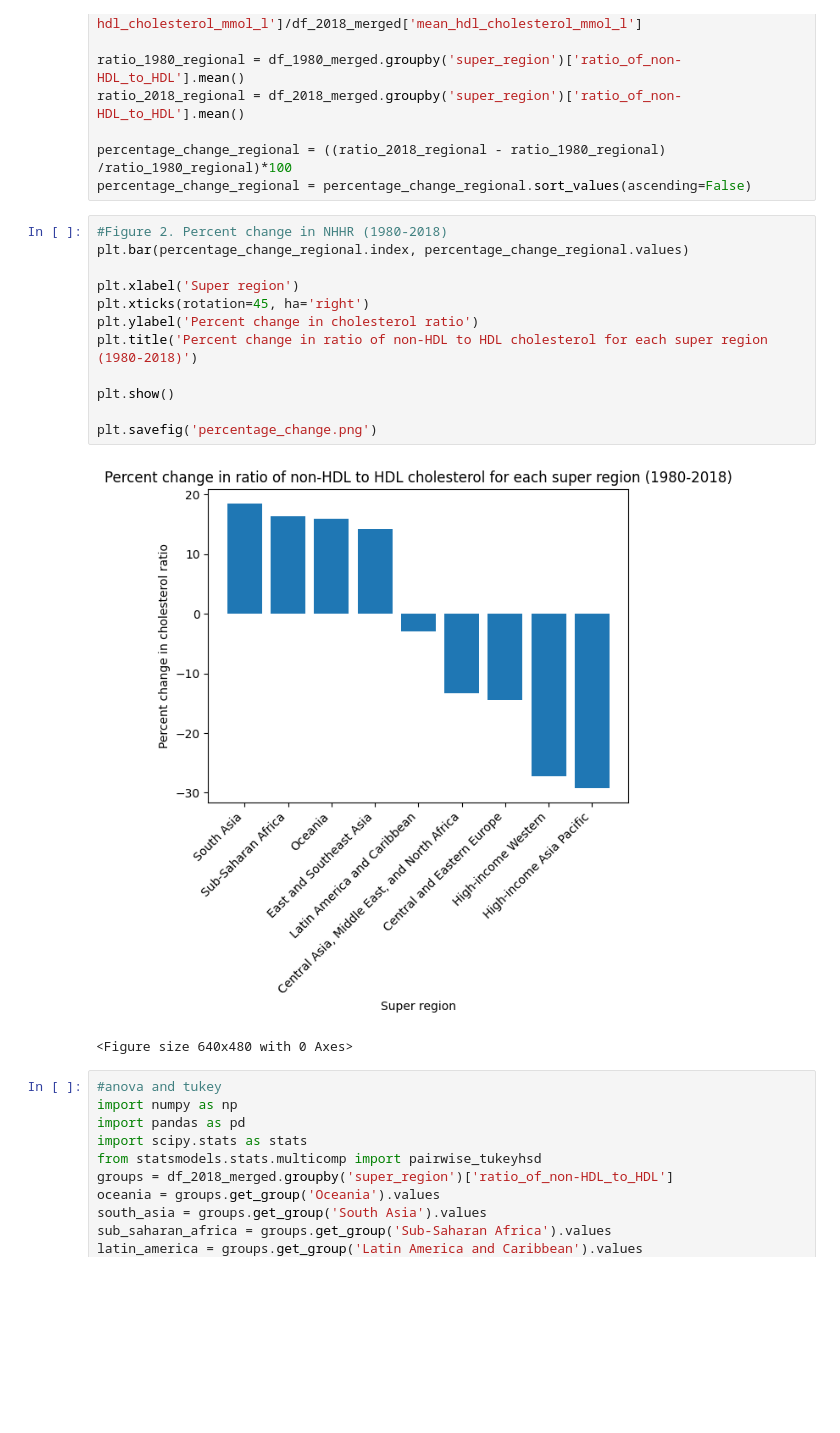
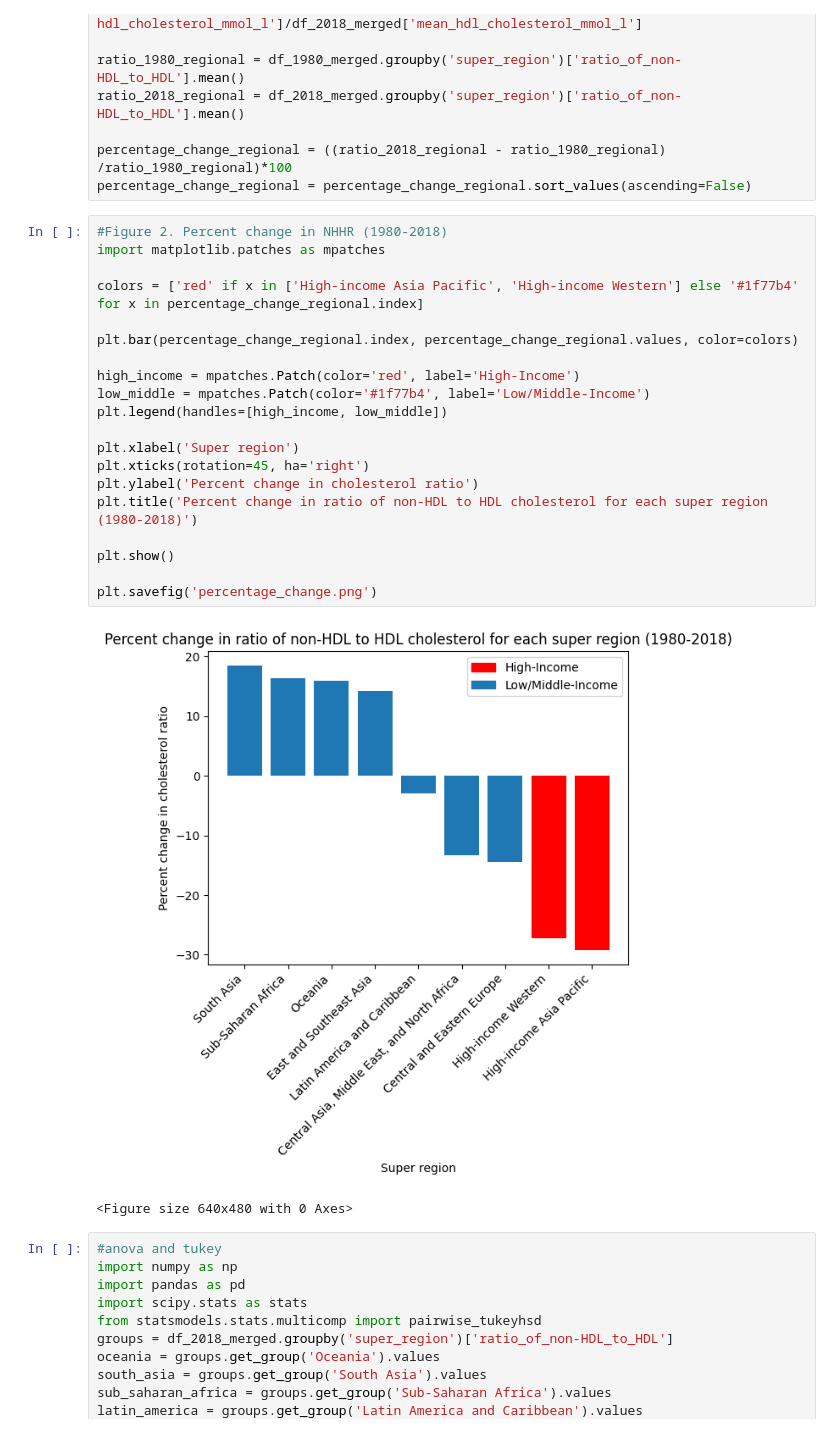
Before and after one commit to ariafcode/Regional-analysis-of-non-HDL-to-HDL-cholesterol-ratios, a Jupyter notebook: Regional_analysis_of_non_HDL_to_HDL_cholesterol_ratios.ipynb, the cells around one changed output. Saved outputs shown, nothing was run; the diff lists cells and outputs as text; blank space fills up the shorter version.

```diff
--- a/Regional_analysis_of_non_HDL_to_HDL_cholesterol_ratios.ipynb
+++ b/Regional_analysis_of_non_HDL_to_HDL_cholesterol_ratios.ipynb
@@ -80,18 +80,26 @@ percentage_change_regional = ((ratio_2018_regional - ratio_1980_regional) /ratio
 percentage_change_regional = percentage_change_regional.sort_values(ascending=False)
 # %%
 #Figure 2. Percent change in NHHR (1980-2018)
-plt.bar(percentage_change_regional.index, percentage_change_regional.values)
+import matplotlib.patches as mpatches
+
+colors = ['red' if x in ['High-income Asia Pacific', 'High-income Western'] else '#1f77b4' for x in percentage_change_regional.index]
+
+plt.bar(percentage_change_regional.index, percentage_change_regional.values, color=colors)
+
+high_income = mpatches.Patch(color='red', label='High-Income')
+low_middle = mpatches.Patch(color='#1f77b4', label='Low/Middle-Income')
+plt.legend(handles=[high_income, low_middle])
 
 plt.xlabel('Super region')
 plt.xticks(rotation=45, ha='right')
 plt.ylabel('Percent change in cholesterol ratio')
 plt.title('Percent change in ratio of non-HDL to HDL cholesterol for each super region (1980-2018)')
 
 plt.show()
 
 plt.savefig('percentage_change.png')
 # %% [output]
-[figure, old version]
+[figure, new version]
 <Figure size 640x480 with 0 Axes>
 # %%
 #anova and tukey
```
